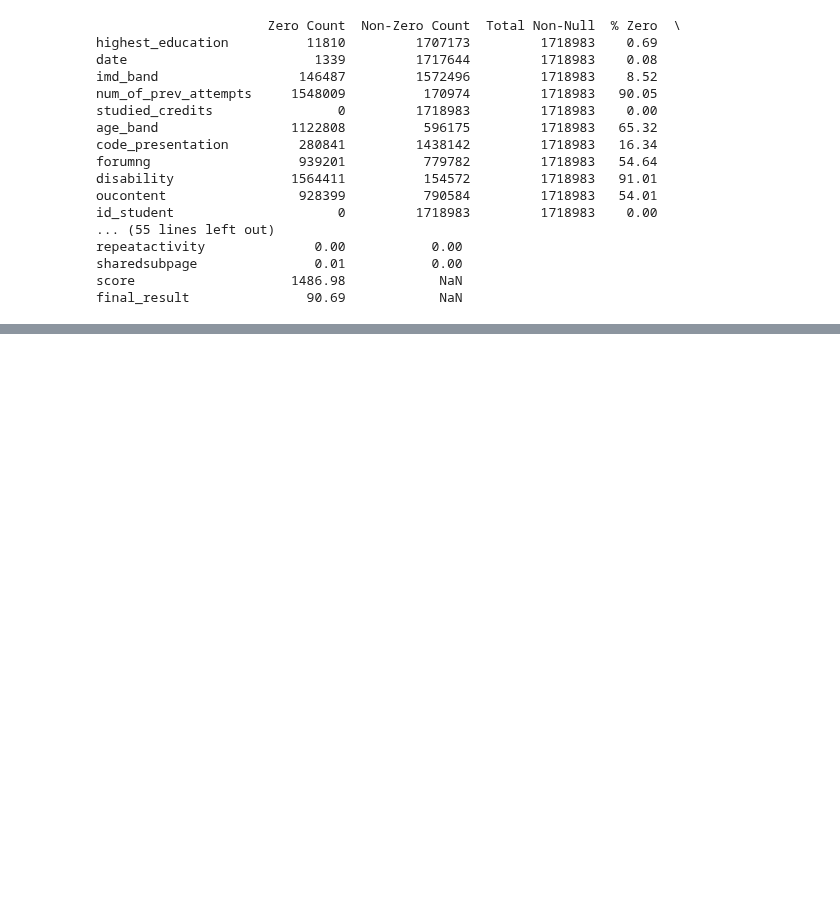
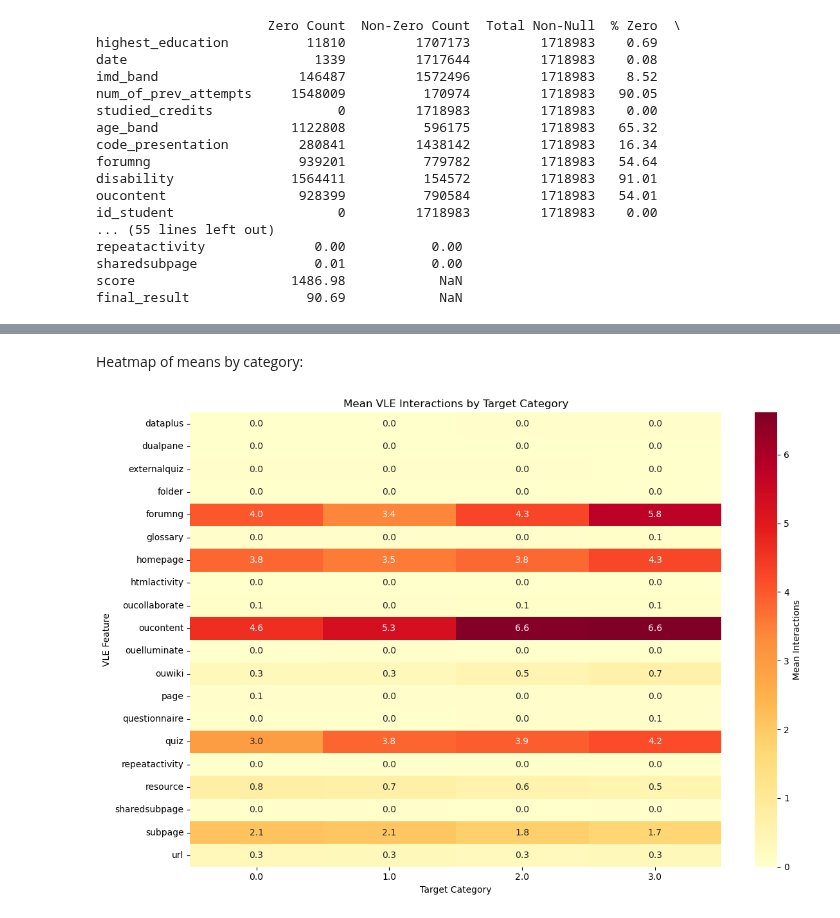
Before and after one commit to Erdos-Projects/fall-2025-risk-factors-in-online-courses, a Jupyter notebook: EDA_Sandbox_1.ipynb, the cells around one changed output, grey strips where cells are left out. Saved outputs shown, nothing was run; the diff lists cells and outputs as text; code cells hidden in the pictures; blank space fills up the shorter version.

```diff
--- a/EDA_Sandbox_1.ipynb
+++ b/EDA_Sandbox_1.ipynb
@@ -138,0 +313,15 @@ None of the individual interaction features seem to explain much of the variance
+# %% [markdown]
+Heatmap of means by category:
+# %%
+# Create pivot table of means
+means_pivot = df.groupby('final_result')[vle_columns].mean()
+
+plt.figure(figsize=(12, 8))
+sns.heatmap(means_pivot.T, annot=True, fmt='.1f', cmap='YlOrRd', cbar_kws={'label': 'Mean Interactions'})
+plt.xlabel('Target Category')
+plt.ylabel('VLE Feature')
+plt.title('Mean VLE Interactions by Target Category')
+plt.tight_layout()
+plt.show()
+# %% [output]
+[figure, added]
```
Also changed, not shown: parts of 16 cells of this notebook.
